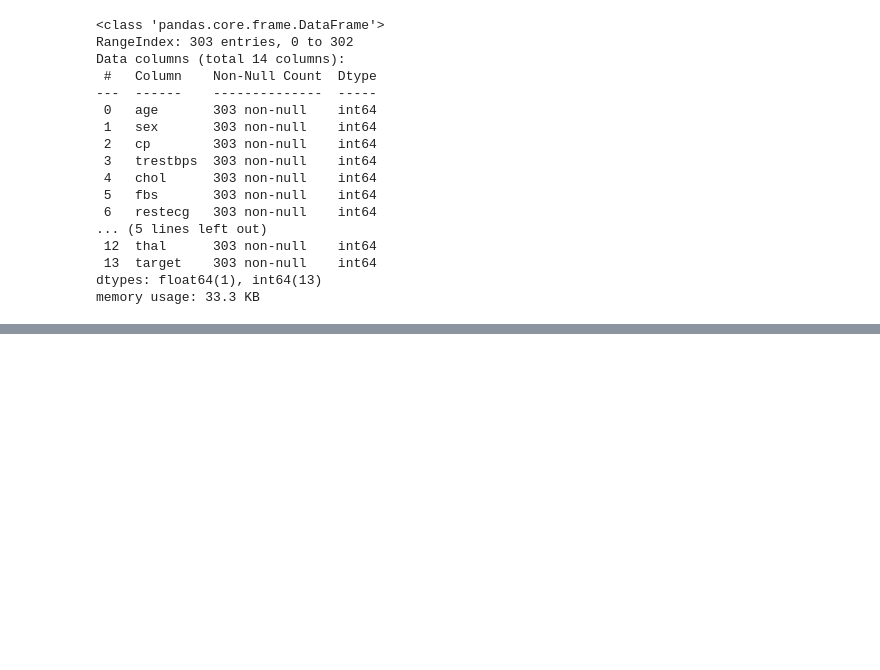
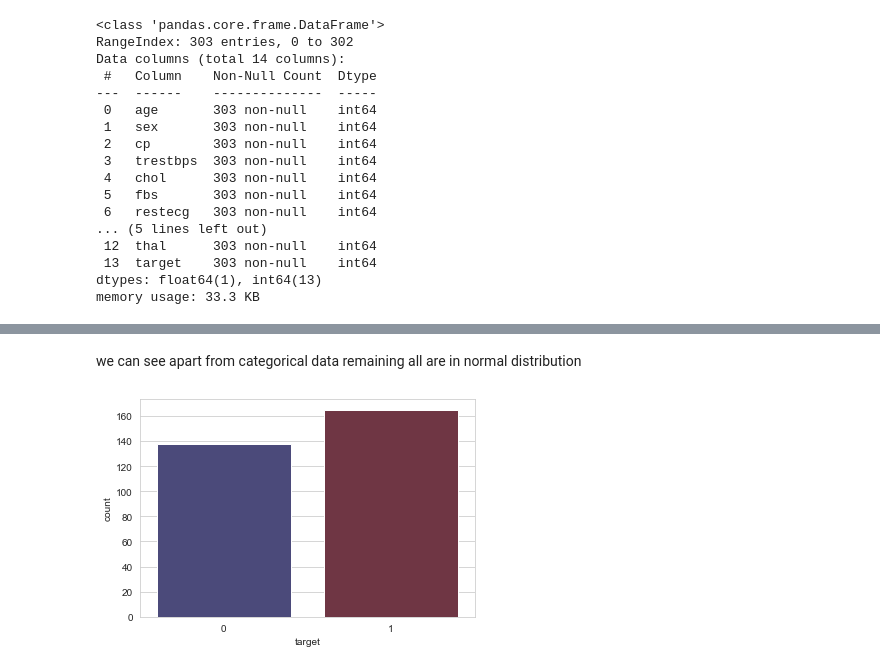
Before and after one commit to soumyadeep28/Data-Science, a Jupyter notebook: Internship_Mock_Projects/Projects/Heart_Disease/Heart Disease Prediction.ipynb, the cells around one changed output, grey strips where cells are left out. Drawn from its saved outputs; the diff is of its cells as text; code cells hidden in the pictures; blank space fills up the shorter version.

```diff
--- a/Internship_Mock_Projects/Projects/Heart_Disease/Heart Disease Prediction.ipynb
+++ b/Internship_Mock_Projects/Projects/Heart_Disease/Heart Disease Prediction.ipynb
@@ -51,0 +127,8 @@ memory usage: 33.3 KB
+# %% [markdown]
+we can see apart from categorical data remaining all are in normal distribution
+# %%
+sns.set_style('whitegrid')
+sns.countplot(x='target' ,data= data,palette='icefire')
+plt.show()
+# %% [output]
+[figure, added]
```
Also changed, not shown: parts of 28 cells of this notebook.
